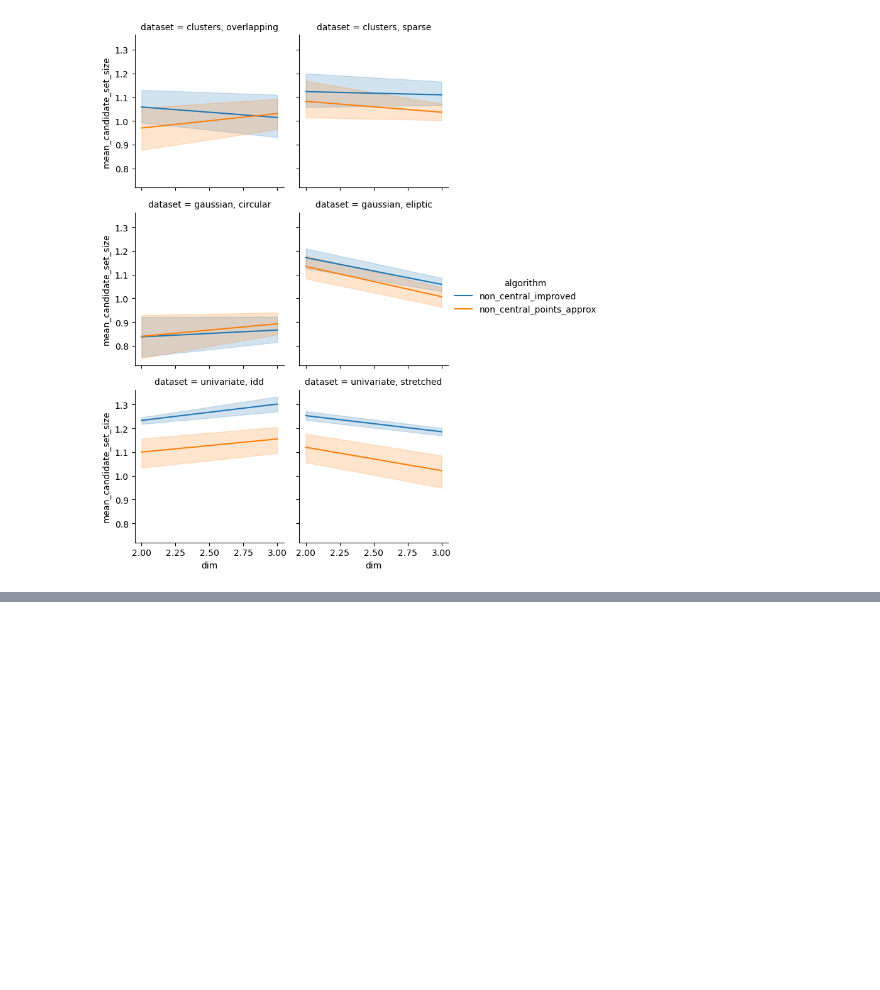
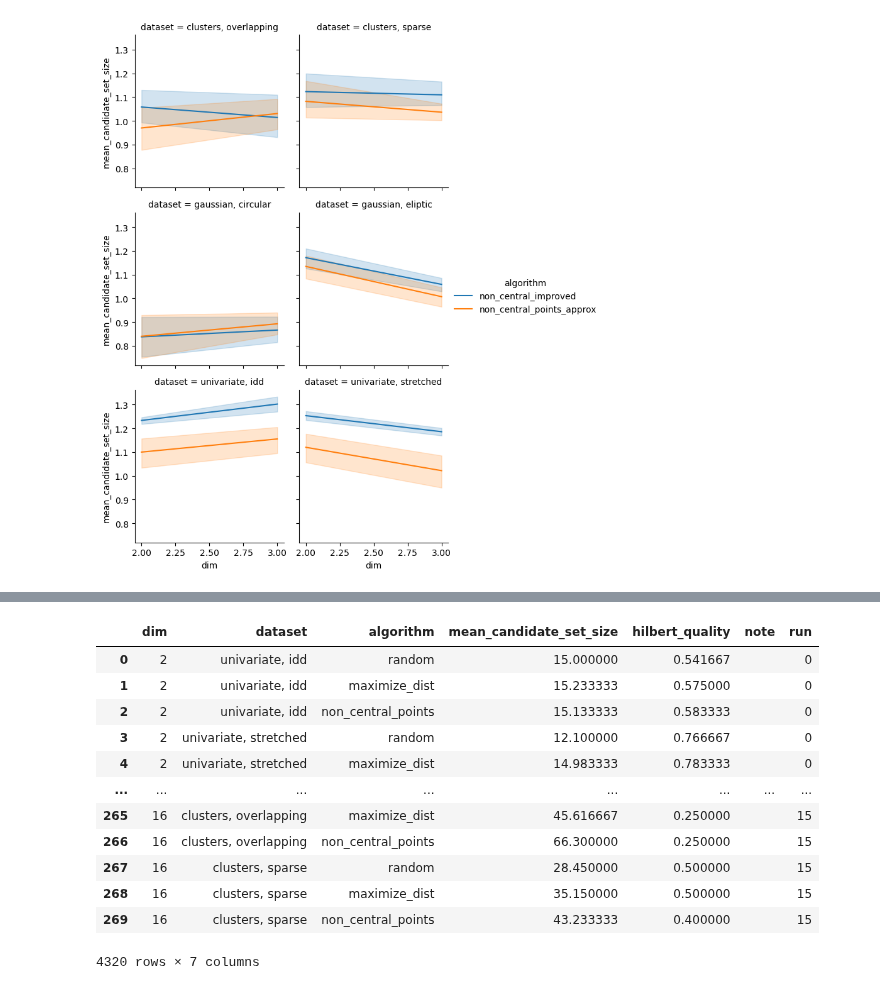
Before and after one commit to DimensionalScoop/metric_spaces, a Jupyter notebook: maths/tetrahedron/what_makes_a_good_pivot.ipynb, the cells around one changed output, grey strips where cells are left out. Cells and saved outputs as stored; diff of their text form; code cells hidden in the pictures; blank space fills up the shorter version.

```diff
--- a/maths/tetrahedron/what_makes_a_good_pivot.ipynb
+++ b/maths/tetrahedron/what_makes_a_good_pivot.ipynb
@@ -319,7 +74,7 @@ def compare_projections(point_gen:dict, pivot_selector:dict, dims:list, seed=0,
                         dataset=gen_name,
                         algorithm=algo_name,
                         mean_candidate_set_size=proj_quality.candidate_set_size(points_p,r,metric),
-                        hilbert_quality=_hilbert_quality(points_p,r),
+                        hilbert_quality=proj_quality.hilbert_quality(points_p,r),
                         note=""
                     ))
                 if errors == "skip":
@@ -457,18 +216,18 @@ results.to_csv("optimized-comparison.csv")
 # %%
-dims = range(2,15)
+dims = range(2,17)
 sampels = range(16)
 
-test_algs = dict(
-    random=random_pivots,
-    almost_optimized_hq=hilbert_almost_optimal,
-    optimized_hq=hilbert_optimal_pivots,
-)
+test_algs = {i:piv_selectors[i] for i in
+    ["random",
+    "maximize_dist",
+    "non_central_points",  ]
+            }
 
 def run(run_id):
-    r = compare_projections(generators, test_algs, dims, seed=100+run_id, errors="skip")
+    r = compare_projections(generators, test_algs, dims, seed=100+run_id, errors="raise")
     r["run"] = run_id
     return r
 
 jobs = [delayed(run)(run_id) for run_id in sampels]
-results = pd.concat(Parallel(n_jobs=16, verbose=11)(jobs))
+results = pd.concat(Parallel(n_jobs=1, verbose=11)(jobs))
 # %% [output]
@@ -484,3 +251,19 @@ results = pd.concat(Parallel(n_jobs=16, verbose=11)(jobs))
+# %%
+results
+# %% [output]
+|  | dim | dataset | algorithm | mean_candidate_set_size | hilbert_quality | note | run |
+| 0 | 2 | univariate, idd | random | 15.000000 | 0.541667 |  | 0 |
+| 1 | 2 | univariate, idd | maximize_dist | 15.233333 | 0.575000 |  | 0 |
+| 2 | 2 | univariate, idd | non_central_points | 15.133333 | 0.583333 |  | 0 |
+| 3 | 2 | univariate, stretched | random | 12.100000 | 0.766667 |  | 0 |
+| 4 | 2 | univariate, stretched | maximize_dist | 14.983333 | 0.783333 |  | 0 |
+| ... | ... | ... | ... | ... | ... | ... | ... |
+| 265 | 16 | clusters, overlapping | maximize_dist | 45.616667 | 0.250000 |  | 15 |
+| 266 | 16 | clusters, overlapping | non_central_points | 66.300000 | 0.250000 |  | 15 |
+| 267 | 16 | clusters, sparse | random | 28.450000 | 0.500000 |  | 15 |
+| 268 | 16 | clusters, sparse | maximize_dist | 35.150000 | 0.500000 |  | 15 |
+| 269 | 16 | clusters, sparse | non_central_points | 43.233333 | 0.400000 |  | 15 |
+4320 rows × 7 columns
 # %%
 def plot_hilbert_qual(ps):
     part = proj_quality.HilbertPartitioner(ps, ten_nn_dist)
```
Also changed, not shown: parts of 9 cells of this notebook, 7 other files.
